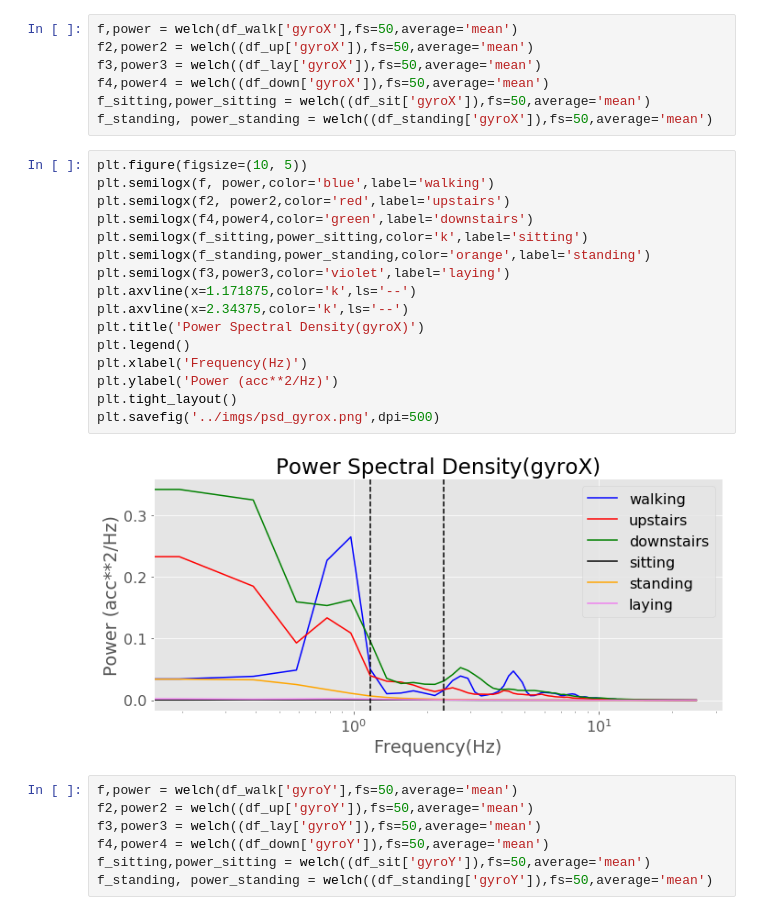
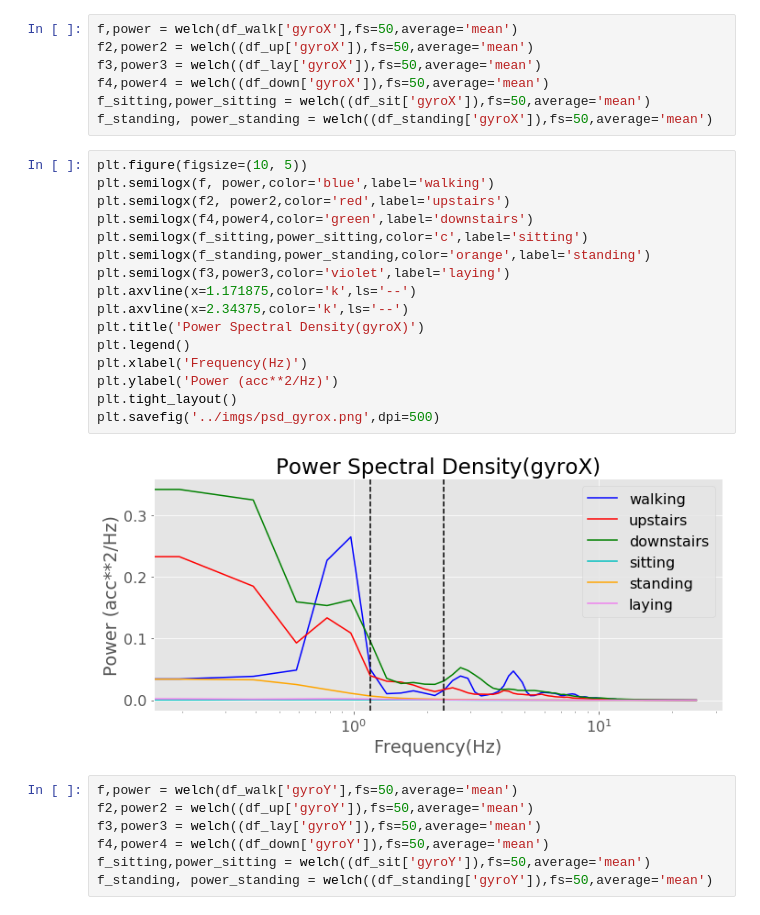
Before and after one commit to Devinml/Human-activity-recognition-using-smartphone-data, a Jupyter notebook: notebooks/EDA_RAW_DATA.ipynb, the cells around one changed output. Drawn from its saved outputs; the diff is of its cells as text.

Commit message:
added images and edited plots

```diff
--- a/notebooks/EDA_RAW_DATA.ipynb
+++ b/notebooks/EDA_RAW_DATA.ipynb
@@ -315,21 +315,21 @@ f_standing, power_standing = welch((df_standing['gyroX']),fs=50,average='mean')
 # %%
 plt.figure(figsize=(10, 5))
 plt.semilogx(f, power,color='blue',label='walking')
 plt.semilogx(f2, power2,color='red',label='upstairs')
 plt.semilogx(f4,power4,color='green',label='downstairs')
-plt.semilogx(f_sitting,power_sitting,color='k',label='sitting')
+plt.semilogx(f_sitting,power_sitting,color='c',label='sitting')
 plt.semilogx(f_standing,power_standing,color='orange',label='standing')
 plt.semilogx(f3,power3,color='violet',label='laying')
 plt.axvline(x=1.171875,color='k',ls='--')
 plt.axvline(x=2.34375,color='k',ls='--')
 plt.title('Power Spectral Density(gyroX)')
 plt.legend()
 plt.xlabel('Frequency(Hz)')
 plt.ylabel('Power (acc**2/Hz)')
 plt.tight_layout()
 plt.savefig('../imgs/psd_gyrox.png',dpi=500)
 # %% [output]
-[figure, old version]
+[figure, new version]
 # %%
 f,power = welch(df_walk['gyroY'],fs=50,average='mean')
 f2,power2 = welch((df_up['gyroY']),fs=50,average='mean')
```
Also changed, not shown: parts of 12 cells of this notebook, 18 other files.
